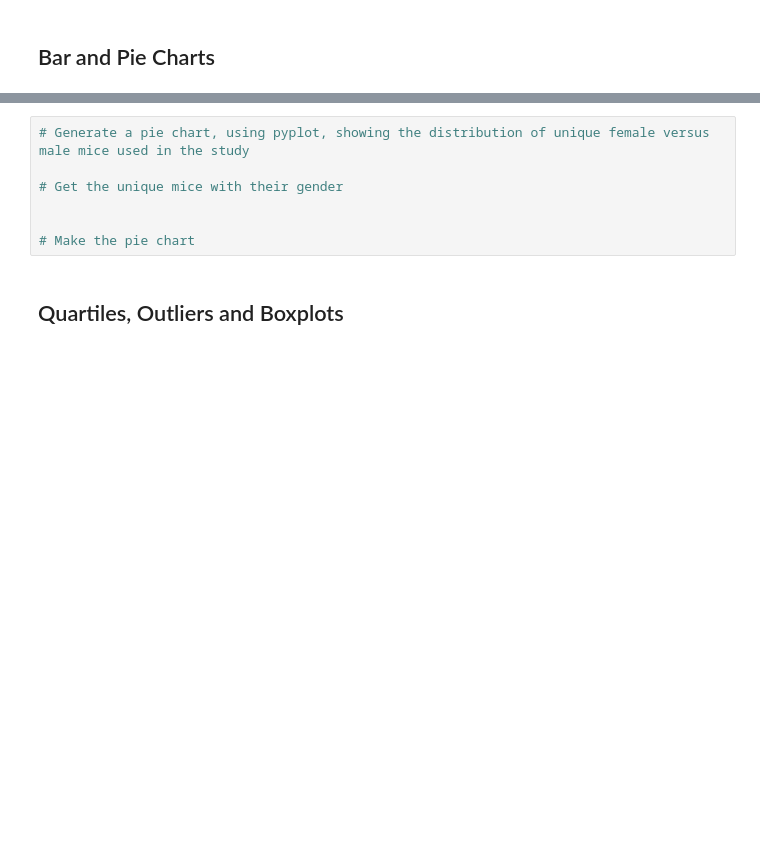
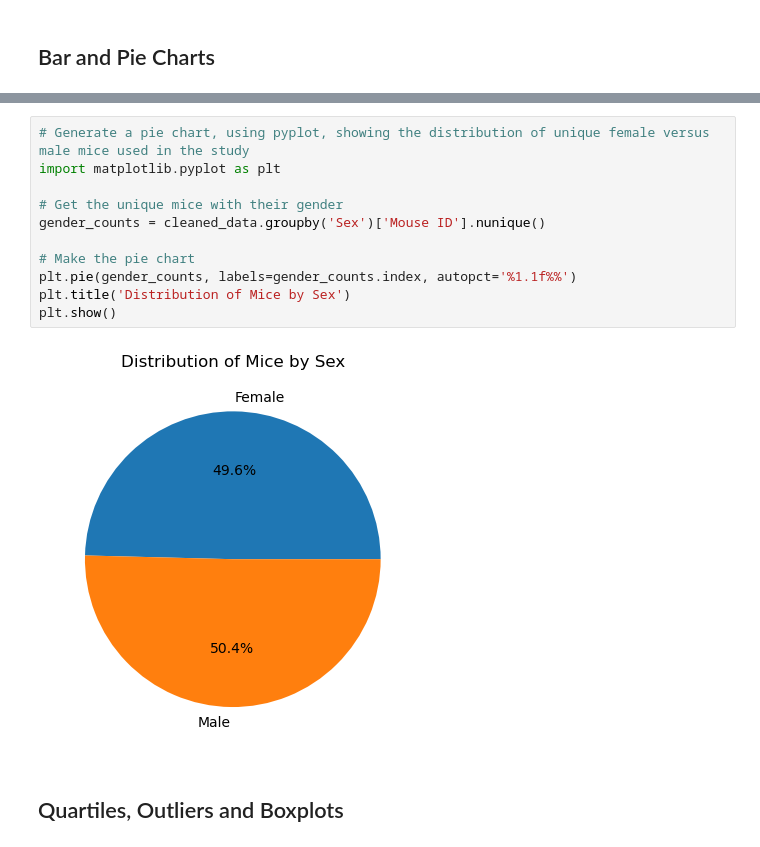
Before and after one commit to la220385/Data-Visualization-Challenge, a Jupyter notebook: pymaceuticals_starter.ipynb, the cells around one changed output, grey strips where cells are left out. Drawn from its saved outputs; the diff is of its cells as text; blank space fills up the shorter version.

```diff
--- a/pymaceuticals_starter.ipynb
+++ b/pymaceuticals_starter.ipynb
@@ -152,10 +177,16 @@ summary_agg
 # %%
 # Generate a pie chart, using pyplot, showing the distribution of unique female versus male mice used in the study
+import matplotlib.pyplot as plt
 
 # Get the unique mice with their gender
-
+gender_counts = cleaned_data.groupby('Sex')['Mouse ID'].nunique()
 
 # Make the pie chart
+plt.pie(gender_counts, labels=gender_counts.index, autopct='%1.1f%%')
+plt.title('Distribution of Mice by Sex')
+plt.show()
+# %% [output]
+[figure, added]
 # %% [markdown]
 ## Quartiles, Outliers and Boxplots
 # %%
```
Also changed, not shown: parts of 4 cells of this notebook.
